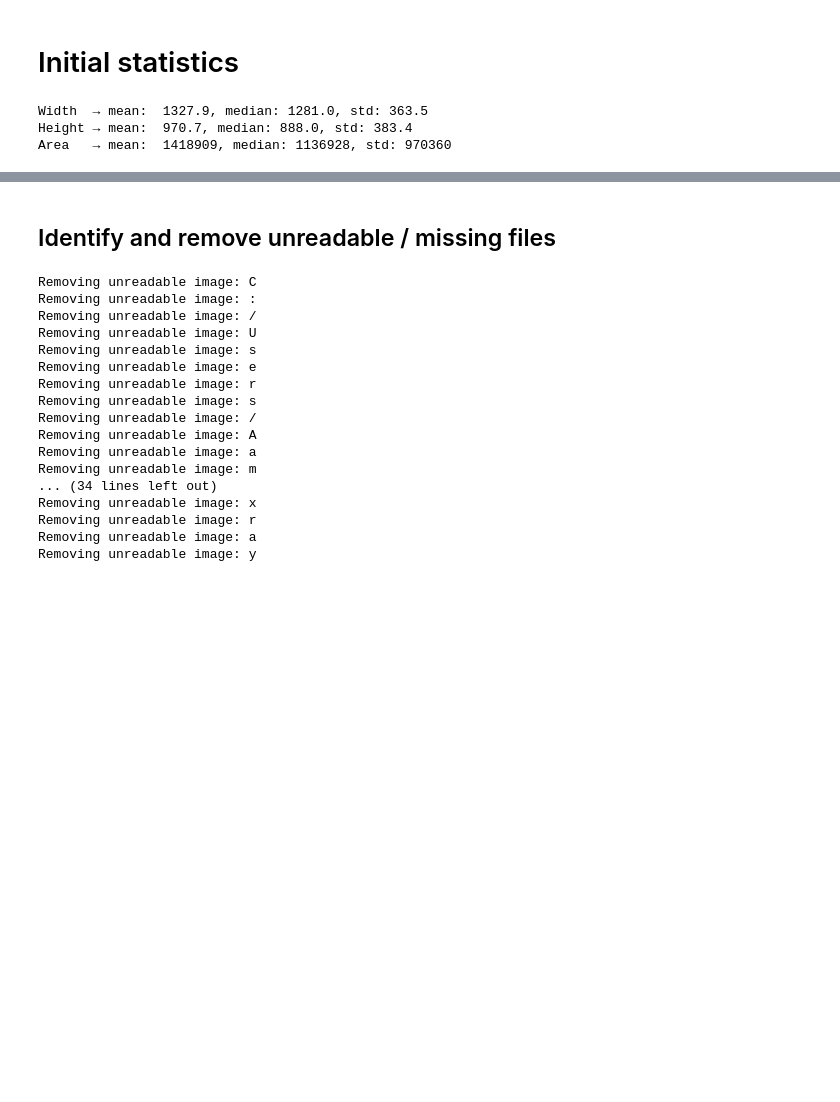
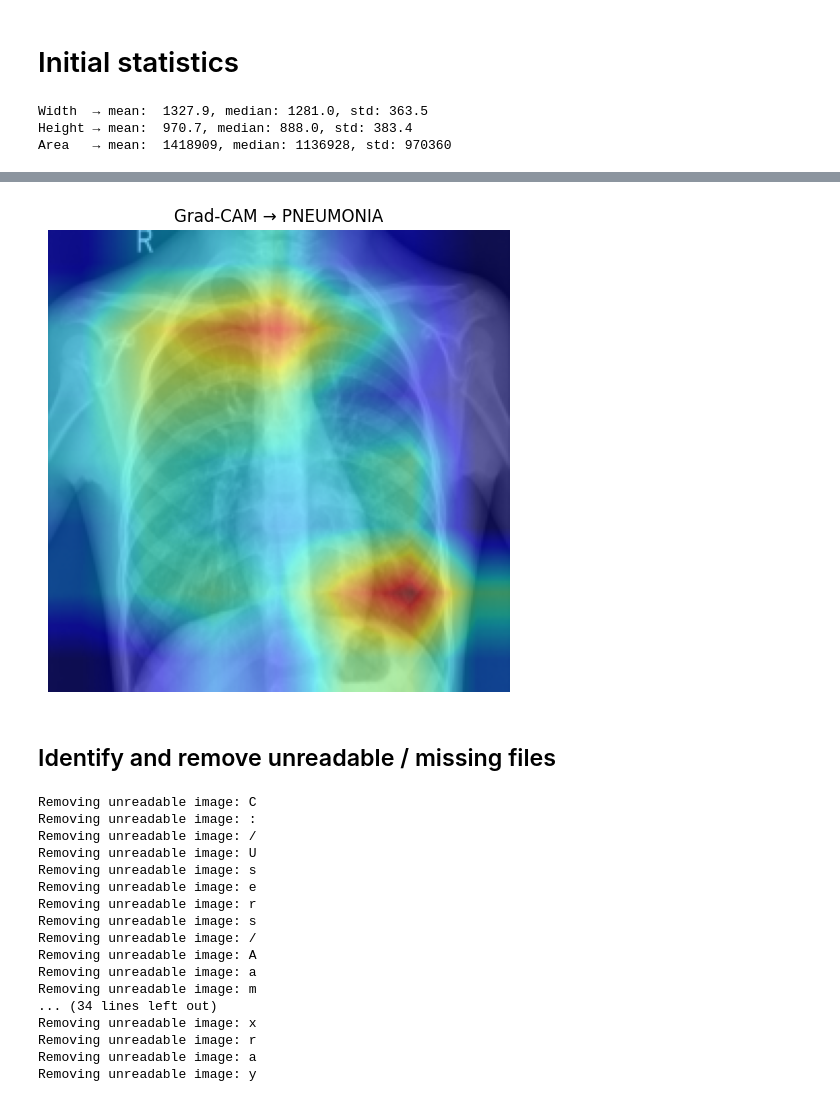
Before and after one commit to Aj-sudo-007/MDS607_Project_18, a Jupyter notebook: X_RAYS_CHEST.ipynb, the cells around one changed output, grey strips where cells are left out. Saved outputs shown, nothing was run; the diff lists cells and outputs as text; code cells hidden in the pictures; blank space fills up the shorter version.

```diff
--- a/X_RAYS_CHEST.ipynb
+++ b/X_RAYS_CHEST.ipynb
@@ -292,3 +263,88 @@ Area   → mean:  1418909, median: 1136928, std: 970360
+# %%
+import torch
+import numpy as np
+import matplotlib.pyplot as plt
+import torch.nn.functional as F
+
+# ------ Grad-CAM ------
+class GradCAM:
+    def __init__(self, model, target_layer):
+        self.model = model
+        self.activations = None
+        # hook the target conv layer
+        target_layer.register_forward_hook(self._hook)
+
+    def _hook(self, module, input, output):
+        # save the activations and ask PyTorch to retain their grads
+        self.activations = output
+        output.retain_grad()
+
+    def __call__(self, x, class_idx=None):
+        # ensure our input will propagate gradients
+        x.requires_grad_()
+        self.model.zero_grad()
+        out = self.model(x)  # forward pass
+
+        if class_idx is None:
+            class_idx = out.argmax(dim=1).item()
+
+        # backprop the score for that class
+        score = out[0, class_idx]
+        score.backward()
+
+        # pull out the feature‐map and its gradient
+        acts  = self.activations[0].cpu().detach().numpy()     # shape [C, h, w]
+        grads = self.activations.grad[0].cpu().detach().numpy() # same shape
+
+        # weight each channel by the mean gradient
+        weights = grads.mean(axis=(1,2))                       # [C]
+        cam = np.zeros(acts.shape[1:], dtype=np.float32)       # [h, w]
+        for w, a in zip(weights, acts):
+            cam += w * a
+
+        # relu + normalize
+        cam = np.maximum(cam, 0)
+        cam -= cam.min()
+        cam /= cam.max()
+        return cam  # [h, w] in [0,1]
+
+# ------ Heatmap Overlay ------
+def overlay_heatmap(img, mask, alpha=0.5):
+    """
+    img: HxWx3 numpy array in [0,1]
+    mask: hxw numpy array in [0,1]
+    """
+    # upsample mask to image size
+    mask_t = torch.tensor(mask)[None,None]
+    mask_up = F.interpolate(mask_t, size=img.shape[:2],
+                            mode='bilinear', align_corners=False)[0,0].numpy()
+    heatmap = plt.get_cmap('jet')(mask_up)[:, :, :3]
+    return np.clip(heatmap * alpha + img * (1 - alpha), 0, 1)
+
+# ------ Usage Example ------
+# (Assumes model, test_loader, device & class_names are already defined)
+
+grad_cam = GradCAM(model, model.layer4[1].conv2)
+
+# grab one batch & image
+images, _ = next(iter(test_loader))
+inp = images[0].unsqueeze(0).to(device)
+
+# compute cam mask
+mask = grad_cam(inp)
+
+# prepare original (H,W,3) image in [0,1]
+orig = images[0].permute(1,2,0).cpu().numpy()
+
+# overlay & display
+cam_img = overlay_heatmap(orig, mask, alpha=0.5)
+plt.figure(figsize=(6,6))
+plt.imshow(cam_img)
+plt.axis('off')
+plt.title(f"Grad-CAM → {class_names[model(inp).argmax().item()]}")
+plt.show()
+# %% [output]
+[figure, added]
 # %%
 from collections import Counter
 
```
Also changed, not shown: parts of 3 cells of this notebook.
